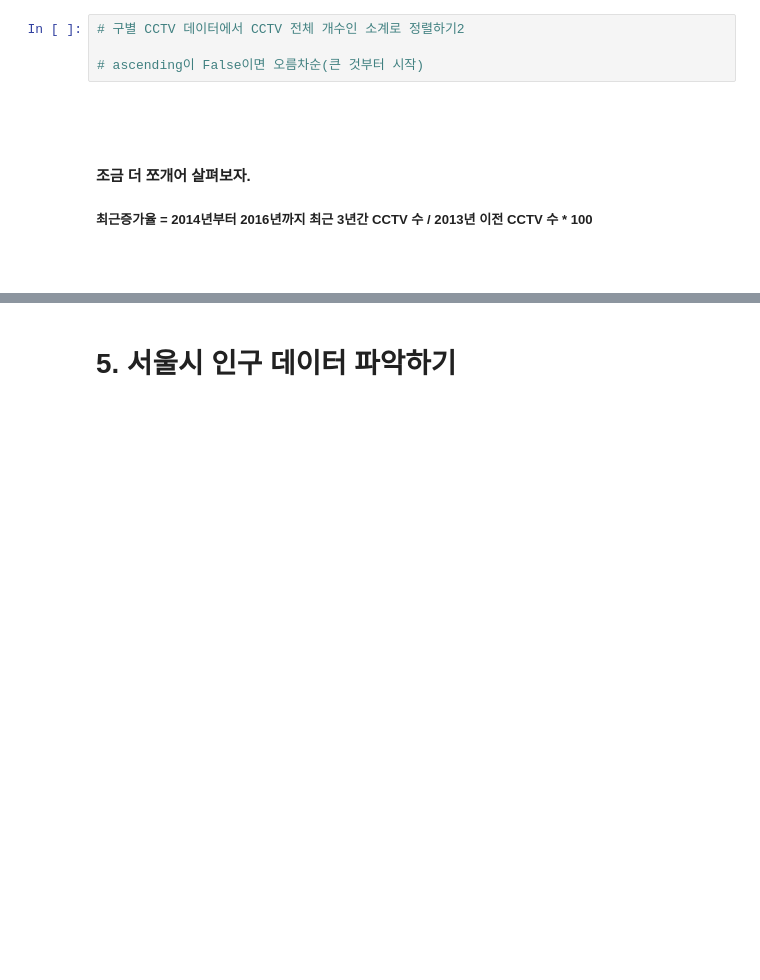
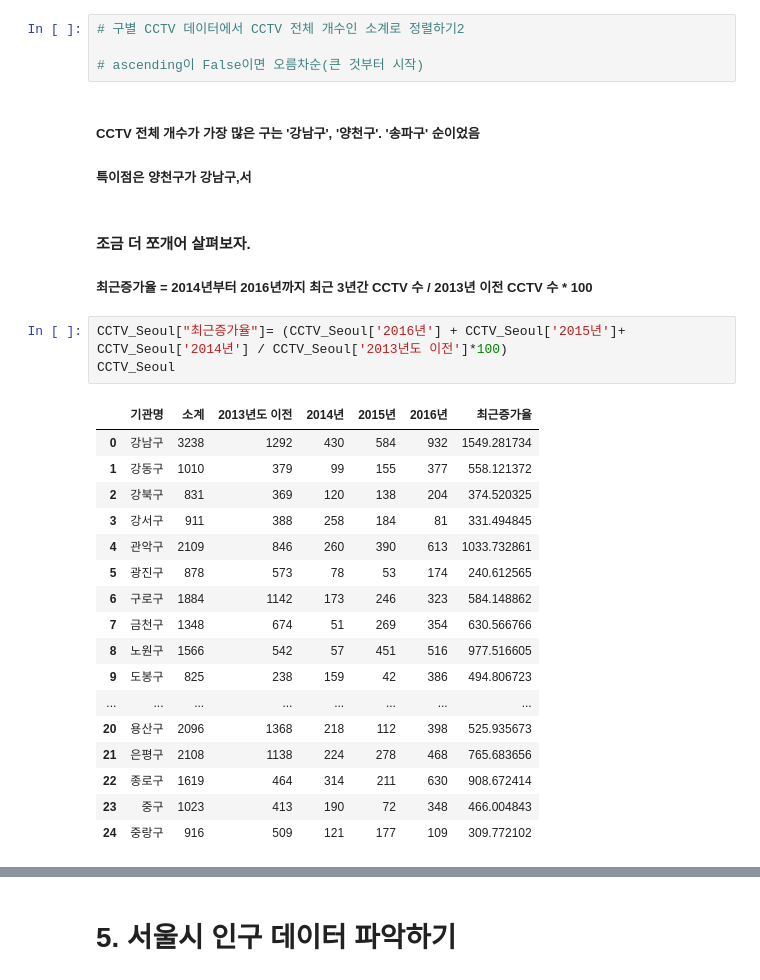
Before and after one commit to surrender2800/MgtDatabase2018, a Jupyter notebook: 데이터 분석1/데이터분석1_서울시 구별 CCTV 현황분석_Students (1).ipynb, the cells around one changed output, grey strips where cells are left out. Cells and saved outputs as stored; diff of their text form; blank space fills up the shorter version.

```diff
--- a/데이터 분석1/데이터분석1_서울시 구별 CCTV 현황분석_Students (1).ipynb
+++ b/데이터 분석1/데이터분석1_서울시 구별 CCTV 현황분석_Students (1).ipynb
@@ -160,11 +312,30 @@ import numpy as np
 # 구별 CCTV 데이터에서 CCTV 전체 개수인 소계로 정렬하기2
 
 # ascending이 False이면 오름차순(큰 것부터 시작)
-# %% [markdown]
-#####
-#####
+# %% [markdown]
+##### CCTV 전체 개수가 가장 많은 구는 '강남구', '양천구'. '송파구' 순이었음
+##### 특이점은 양천구가 강남구,서
 # %% [markdown]
 #### 조금 더 쪼개어 살펴보자.
 ##### 최근증가율 = 2014년부터 2016년까지 최근 3년간 CCTV 수 / 2013년 이전 CCTV 수 * 100
-# %% [markdown]
-#####
+# %%
+CCTV_Seoul["최근증가율"]= (CCTV_Seoul['2016년'] + CCTV_Seoul['2015년']+ CCTV_Seoul['2014년'] / CCTV_Seoul['2013년도 이전']*100)
+CCTV_Seoul
+# %% [output]
+|  | 기관명 | 소계 | 2013년도 이전 | 2014년 | 2015년 | 2016년 | 최근증가율 |
+| 0 | 강남구 | 3238 | 1292 | 430 | 584 | 932 | 1549.281734 |
+| 1 | 강동구 | 1010 | 379 | 99 | 155 | 377 | 558.121372 |
+| 2 | 강북구 | 831 | 369 | 120 | 138 | 204 | 374.520325 |
+| 3 | 강서구 | 911 | 388 | 258 | 184 | 81 | 331.494845 |
+| 4 | 관악구 | 2109 | 846 | 260 | 390 | 613 | 1033.732861 |
+| 5 | 광진구 | 878 | 573 | 78 | 53 | 174 | 240.612565 |
+| 6 | 구로구 | 1884 | 1142 | 173 | 246 | 323 | 584.148862 |
+| 7 | 금천구 | 1348 | 674 | 51 | 269 | 354 | 630.566766 |
+| 8 | 노원구 | 1566 | 542 | 57 | 451 | 516 | 977.516605 |
+| 9 | 도봉구 | 825 | 238 | 159 | 42 | 386 | 494.806723 |
+| ... | ... | ... | ... | ... | ... | ... | ... |
+| 20 | 용산구 | 2096 | 1368 | 218 | 112 | 398 | 525.935673 |
+| 21 | 은평구 | 2108 | 1138 | 224 | 278 | 468 | 765.683656 |
+| 22 | 종로구 | 1619 | 464 | 314 | 211 | 630 | 908.672414 |
+| 23 | 중구 | 1023 | 413 | 190 | 72 | 348 | 466.004843 |
+| 24 | 중랑구 | 916 | 509 | 121 | 177 | 109 | 309.772102 |
```
Also changed, not shown: parts of 50 cells of this notebook, 4 other files.
